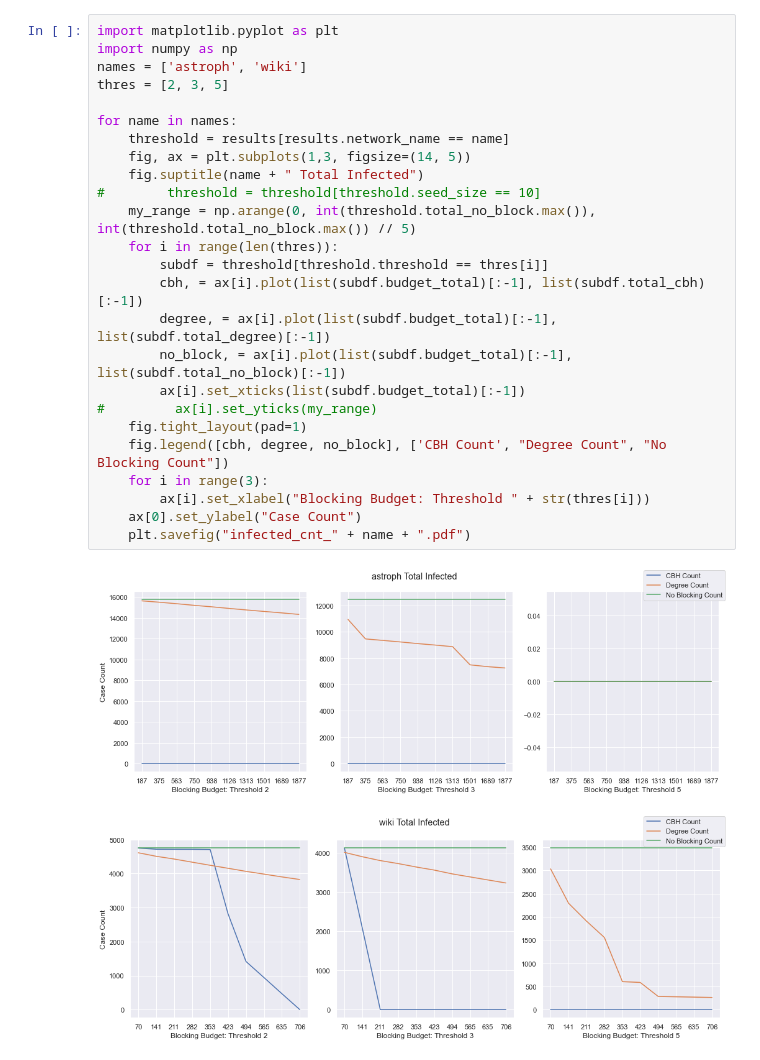
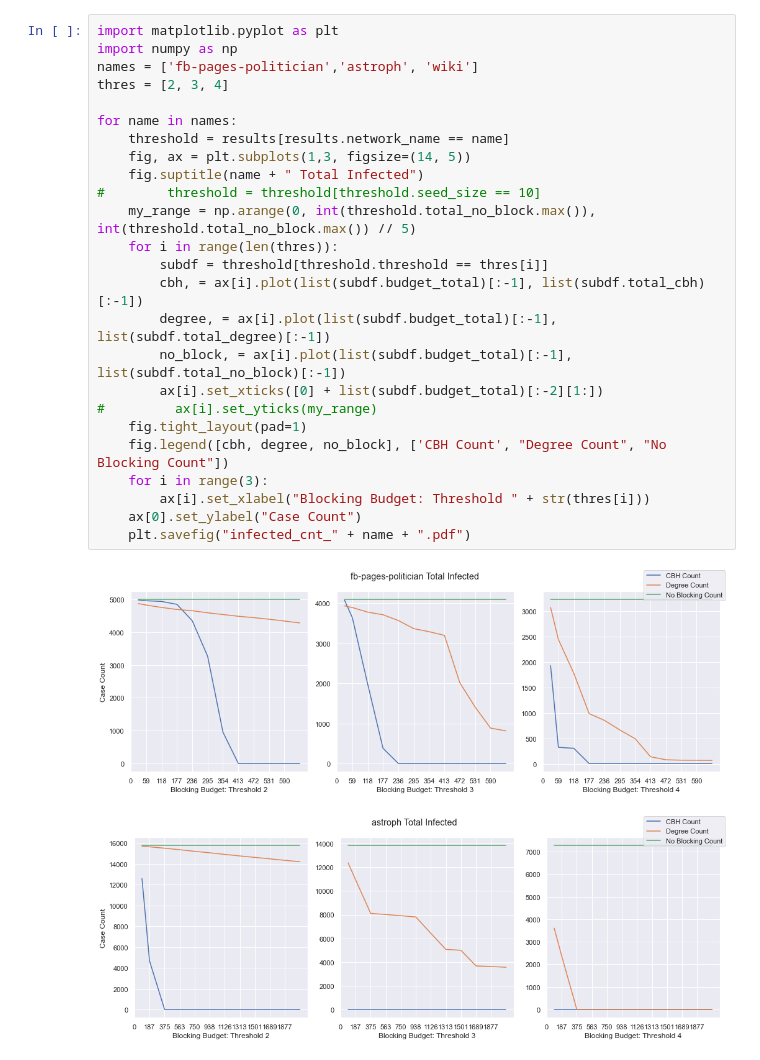
Before and after one commit to hcars/threshold_simulations_refactored, a Jupyter notebook: complex_net_proposal/experiment_results/analysis.ipynb, the cells around one changed output. Drawn from its saved outputs; the diff is of its cells as text.

Commit message:
Added new plots with revised network

```diff
--- a/complex_net_proposal/experiment_results/analysis.ipynb
+++ b/complex_net_proposal/experiment_results/analysis.ipynb
@@ -30,28 +24,28 @@ Index(['network_name', 'threshold', 'seed_size', 'budget_total', '0_no_block',
 # %%
 import matplotlib.pyplot as plt
 import numpy as np
-names = ['astroph', 'wiki']
-thres = [2, 3, 5]
+names = ['fb-pages-politician','astroph', 'wiki']
+thres = [2, 3, 4]
 
 for name in names:
     threshold = results[results.network_name == name]
     fig, ax = plt.subplots(1,3, figsize=(14, 5))
     fig.suptitle(name + " Total Infected")
 #        threshold = threshold[threshold.seed_size == 10]
     my_range = np.arange(0, int(threshold.total_no_block.max()), int(threshold.total_no_block.max()) // 5)
     for i in range(len(thres)):
         subdf = threshold[threshold.threshold == thres[i]]
         cbh, = ax[i].plot(list(subdf.budget_total)[:-1], list(subdf.total_cbh)[:-1])
         degree, = ax[i].plot(list(subdf.budget_total)[:-1], list(subdf.total_degree)[:-1])
         no_block, = ax[i].plot(list(subdf.budget_total)[:-1], list(subdf.total_no_block)[:-1])
-        ax[i].set_xticks(list(subdf.budget_total)[:-1])
+        ax[i].set_xticks([0] + list(subdf.budget_total)[:-2][1:])
 #         ax[i].set_yticks(my_range)
     fig.tight_layout(pad=1)
     fig.legend([cbh, degree, no_block], ['CBH Count', "Degree Count", "No Blocking Count"])
     for i in range(3):
         ax[i].set_xlabel("Blocking Budget: Threshold " + str(thres[i]))
     ax[0].set_ylabel("Case Count")
     plt.savefig("infected_cnt_" + name + ".pdf")
 # %% [output]
-[figure, old version]
+[figure, new version]
-[figure, old version]
+[figure, new version]
```
Also changed, not shown: parts of 3 cells of this notebook, 3 other files.
